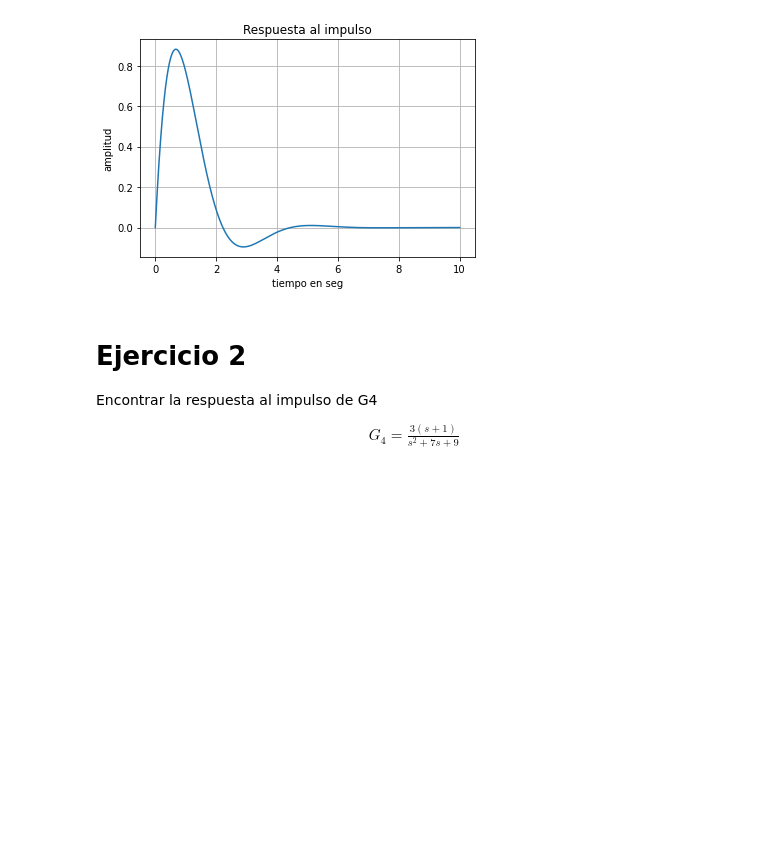
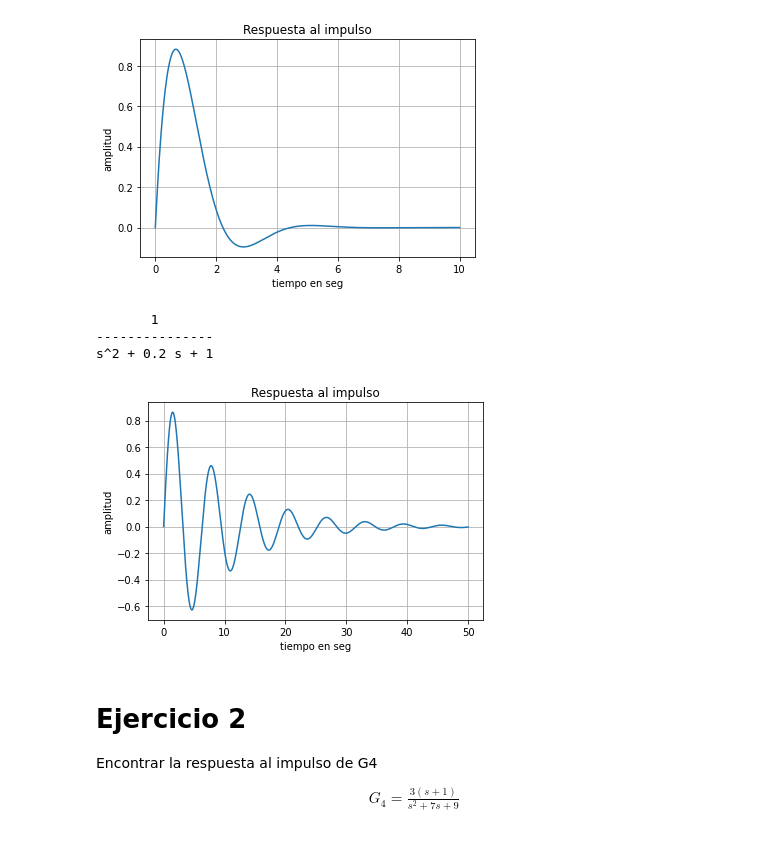
Before and after one commit to FrankAlvaradoR/Teor-a-de-Control, a Jupyter notebook: Transitory_Response.ipynb, the cells around one changed output. Saved outputs shown, nothing was run; the diff lists cells and outputs as text; code cells hidden in the pictures; blank space fills up the shorter version.

```diff
--- a/Transitory_Response.ipynb
+++ b/Transitory_Response.ipynb
@@ -236,6 +236,24 @@ plt.grid()
 -------------
 s^2 + 2 s + 3
 [figure]
+# %%
+#Vector de tiempo de 0 a 10 segundos
+t=np.linspace(0,50,1000)
+#Calcula la respuesta al impulso de G1
+H2 = 1/(s**2+0.2*s+1)
+print(H2)
+tiempo, y = co.impulse_response(H2,t)
+#Grafica el resultado
+plt.plot(t,y)
+plt.xlabel('tiempo en seg')
+plt.ylabel('amplitud')
+plt.title('Respuesta al impulso')
+plt.grid()
+# %% [output]
+       1
+---------------
+s^2 + 0.2 s + 1
+[figure, added]
 # %% [markdown]
 # Ejercicio 2
 Encontrar la respuesta al impulso de G4
```
Also changed, not shown: parts of 2 cells of this notebook.
